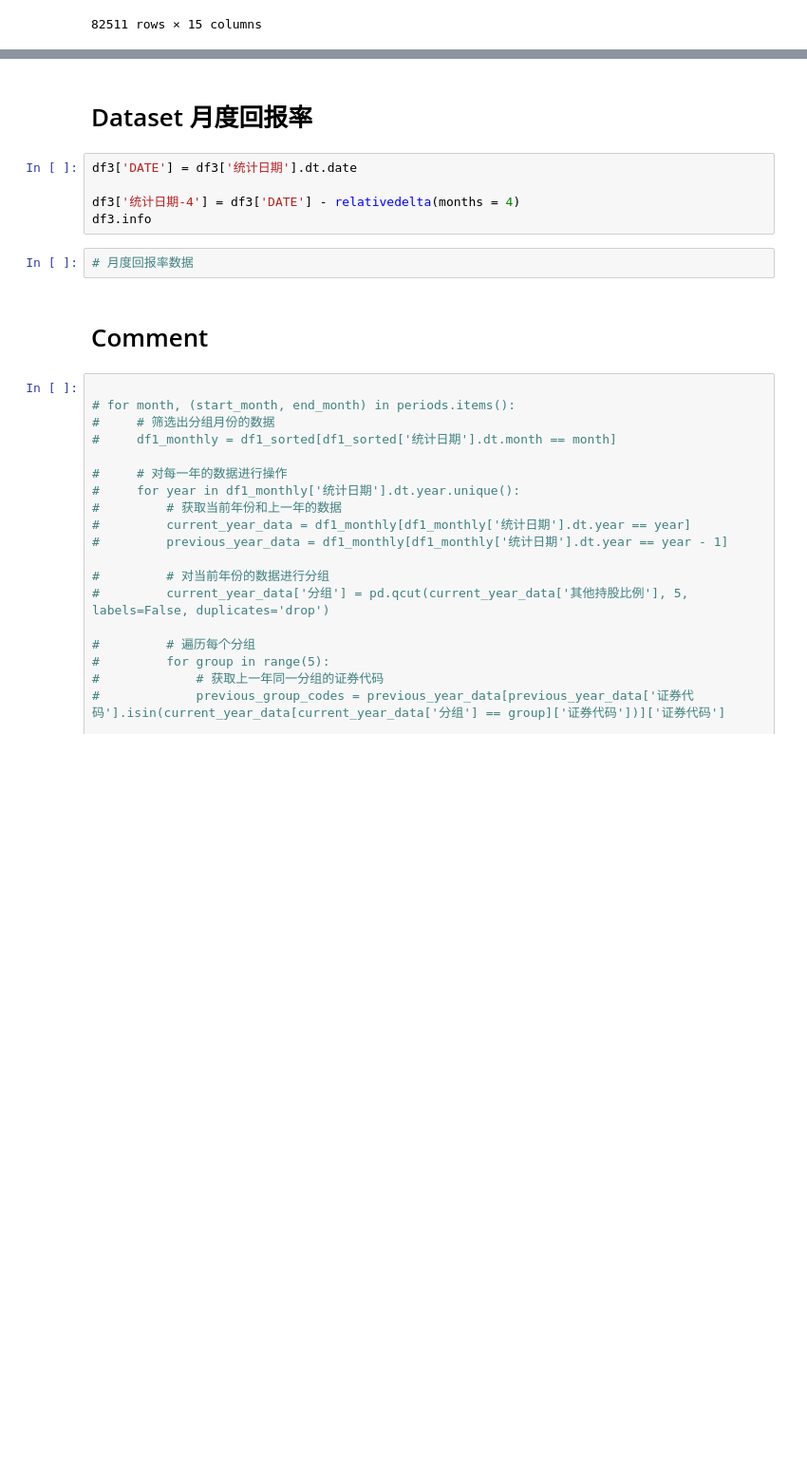
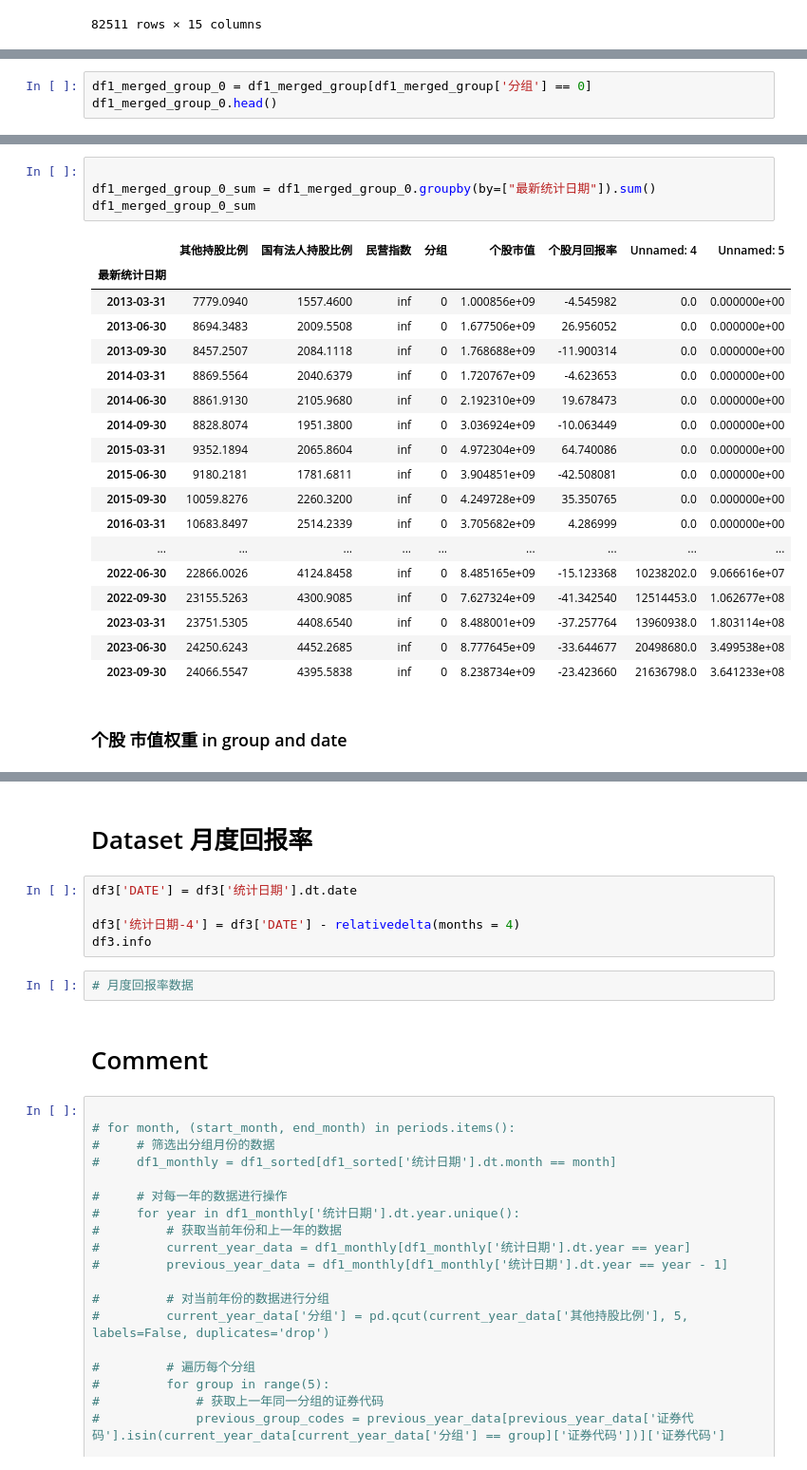
Before and after one commit to Prussia/playJupyter, a Jupyter notebook: testproj/计算加权回报率.ipynb, the cells around one changed output, grey strips where cells are left out. Shown at 95% size. Saved outputs shown, nothing was run; the diff lists cells and outputs as text; blank space fills up the shorter version.

```diff
--- a/testproj/计算加权回报率.ipynb
+++ b/testproj/计算加权回报率.ipynb
@@ -623,0 +586,3 @@ df1_merged_group
+# %%
+df1_merged_group_0 = df1_merged_group[df1_merged_group['分组'] == 0]
+df1_merged_group_0.head()
@@ -623,0 +596,25 @@ df1_merged_group
+# %%
+
+df1_merged_group_0_sum = df1_merged_group_0.groupby(by=["最新统计日期"]).sum()
+df1_merged_group_0_sum
+# %% [output]
+|  | 其他持股比例 | 国有法人持股比例 | 民营指数 | 分组 | 个股市值 | 个股月回报率 | Unnamed: 4 | Unnamed: 5 |
+| 最新统计日期 |  |  |  |  |  |  |  |  |
+| 2013-03-31 | 7779.0940 | 1557.4600 | inf | 0 | 1.000856e+09 | -4.545982 | 0.0 | 0.000000e+00 |
+| 2013-06-30 | 8694.3483 | 2009.5508 | inf | 0 | 1.677506e+09 | 26.956052 | 0.0 | 0.000000e+00 |
+| 2013-09-30 | 8457.2507 | 2084.1118 | inf | 0 | 1.768688e+09 | -11.900314 | 0.0 | 0.000000e+00 |
+| 2014-03-31 | 8869.5564 | 2040.6379 | inf | 0 | 1.720767e+09 | -4.623653 | 0.0 | 0.000000e+00 |
+| 2014-06-30 | 8861.9130 | 2105.9680 | inf | 0 | 2.192310e+09 | 19.678473 | 0.0 | 0.000000e+00 |
+| 2014-09-30 | 8828.8074 | 1951.3800 | inf | 0 | 3.036924e+09 | -10.063449 | 0.0 | 0.000000e+00 |
+| 2015-03-31 | 9352.1894 | 2065.8604 | inf | 0 | 4.972304e+09 | 64.740086 | 0.0 | 0.000000e+00 |
+| 2015-06-30 | 9180.2181 | 1781.6811 | inf | 0 | 3.904851e+09 | -42.508081 | 0.0 | 0.000000e+00 |
+| 2015-09-30 | 10059.8276 | 2260.3200 | inf | 0 | 4.249728e+09 | 35.350765 | 0.0 | 0.000000e+00 |
+| 2016-03-31 | 10683.8497 | 2514.2339 | inf | 0 | 3.705682e+09 | 4.286999 | 0.0 | 0.000000e+00 |
+| ... | ... | ... | ... | ... | ... | ... | ... | ... |
+| 2022-06-30 | 22866.0026 | 4124.8458 | inf | 0 | 8.485165e+09 | -15.123368 | 10238202.0 | 9.066616e+07 |
+| 2022-09-30 | 23155.5263 | 4300.9085 | inf | 0 | 7.627324e+09 | -41.342540 | 12514453.0 | 1.062677e+08 |
+| 2023-03-31 | 23751.5305 | 4408.6540 | inf | 0 | 8.488001e+09 | -37.257764 | 13960938.0 | 1.803114e+08 |
+| 2023-06-30 | 24250.6243 | 4452.2685 | inf | 0 | 8.777645e+09 | -33.644677 | 20498680.0 | 3.499538e+08 |
+| 2023-09-30 | 24066.5547 | 4395.5838 | inf | 0 | 8.238734e+09 | -23.423660 | 21636798.0 | 3.641233e+08 |
+# %% [markdown]
+### 个股 市值权重 in group and date
```
Also changed, not shown: parts of 12 cells of this notebook.
